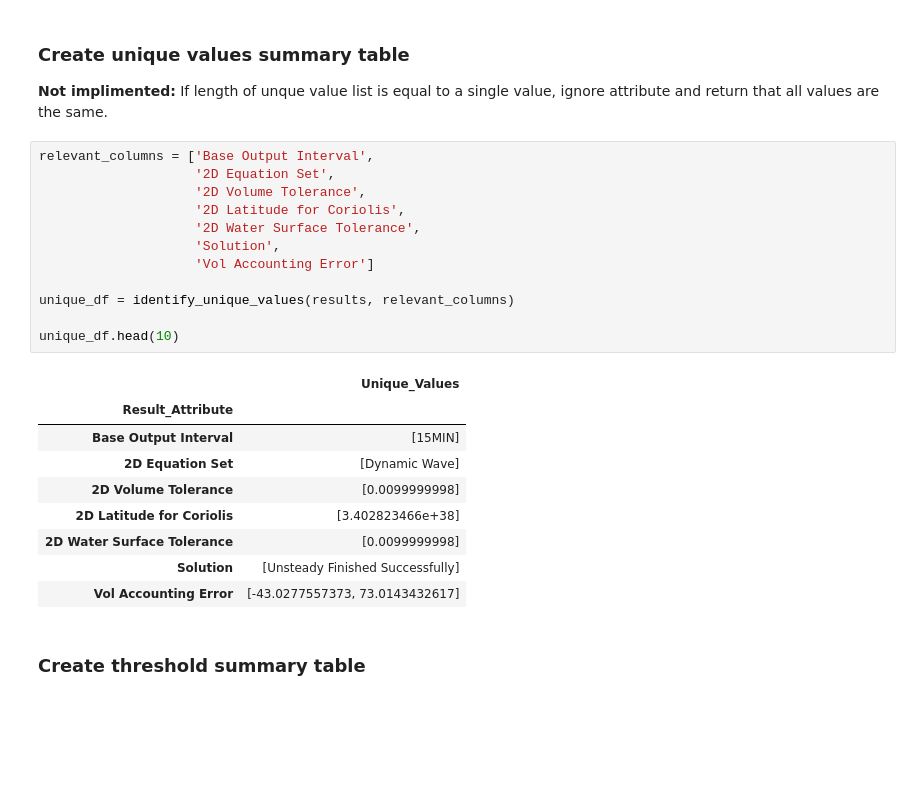
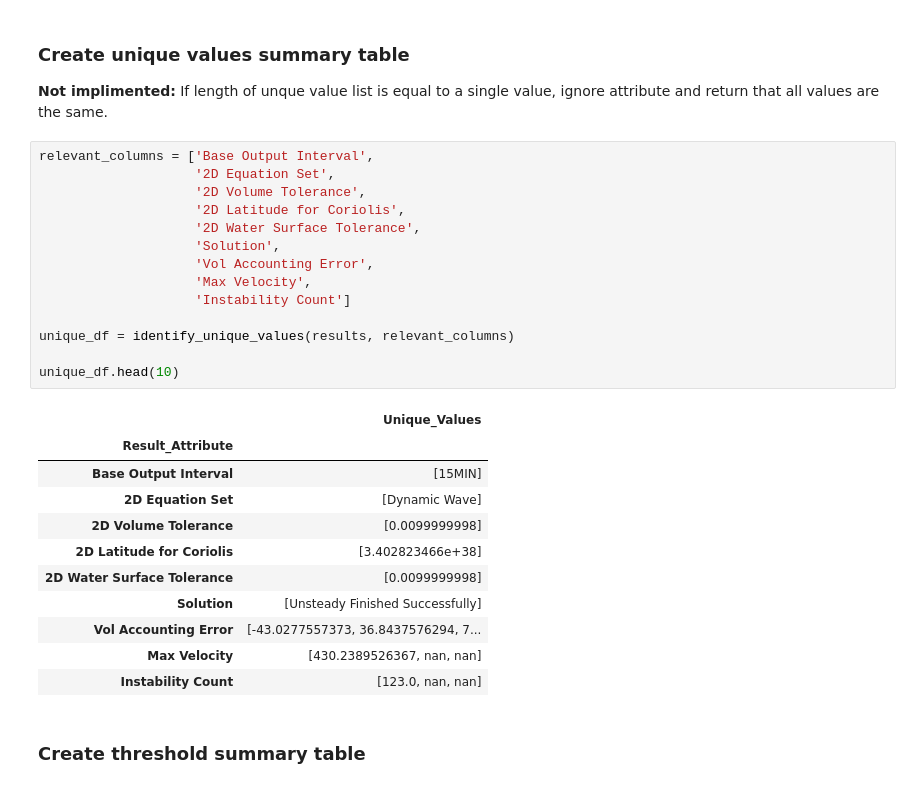
Before and after one commit to Dewberry/hecrasio, a Jupyter notebook: Summarize-QAQC.ipynb, the cells around one changed output. Cells and saved outputs as stored; diff of their text form; blank space fills up the shorter version.

```diff
--- a/Summarize-QAQC.ipynb
+++ b/Summarize-QAQC.ipynb
@@ -43,25 +44,29 @@ results.head(5)
 # %%
 relevant_columns = ['Base Output Interval',
                     '2D Equation Set',
                     '2D Volume Tolerance',
                     '2D Latitude for Coriolis',
                     '2D Water Surface Tolerance',
                     'Solution',
-                    'Vol Accounting Error']
+                    'Vol Accounting Error',
+                    'Max Velocity',
+                    'Instability Count']
 
 unique_df = identify_unique_values(results, relevant_columns)
 
 unique_df.head(10)
 # %% [output]
 |  | Unique_Values |
 | Result_Attribute |  |
 | Base Output Interval | [15MIN] |
 | 2D Equation Set | [Dynamic Wave] |
 | 2D Volume Tolerance | [0.0099999998] |
 | 2D Latitude for Coriolis | [3.402823466e+38] |
 | 2D Water Surface Tolerance | [0.0099999998] |
 | Solution | [Unsteady Finished Successfully] |
-| Vol Accounting Error | [-43.0277557373, 73.0143432617] |
+| Vol Accounting Error | [-43.0277557373, 36.8437576294, 7... |
+| Max Velocity | [430.2389526367, nan, nan] |
+| Instability Count | [123.0, nan, nan] |
 # %% [markdown]
 ### Create threshold summary table
 # %%
```
Also changed, not shown: parts of 3 cells of this notebook, 2 other files.
